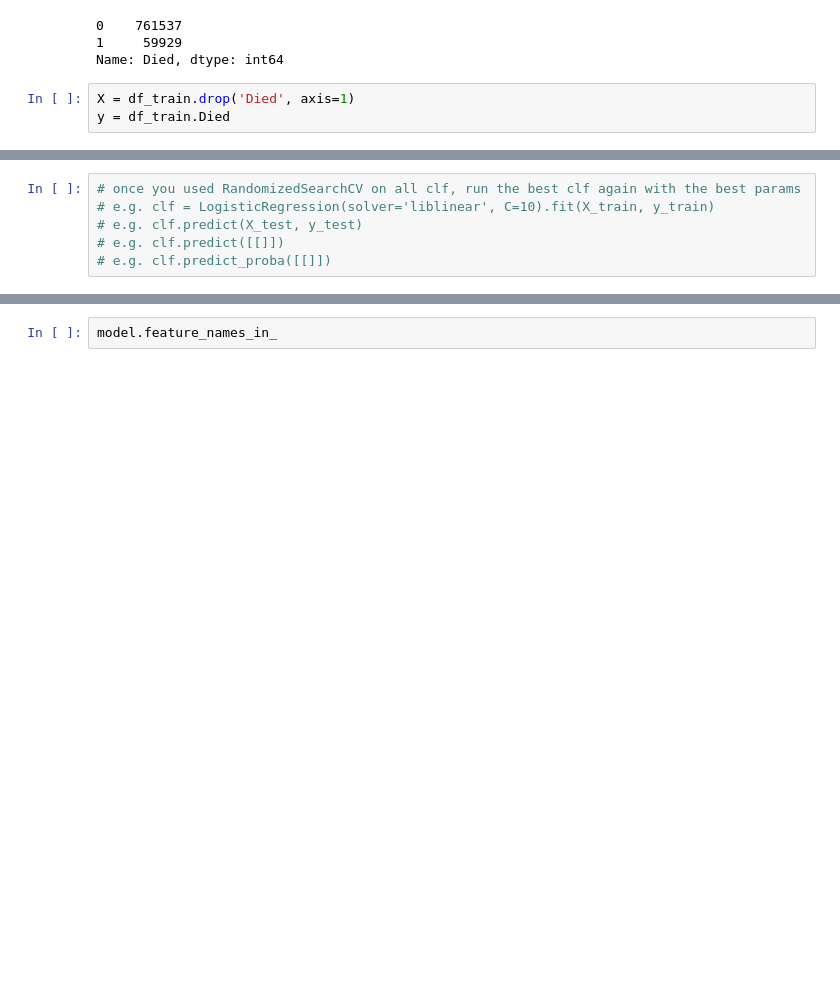
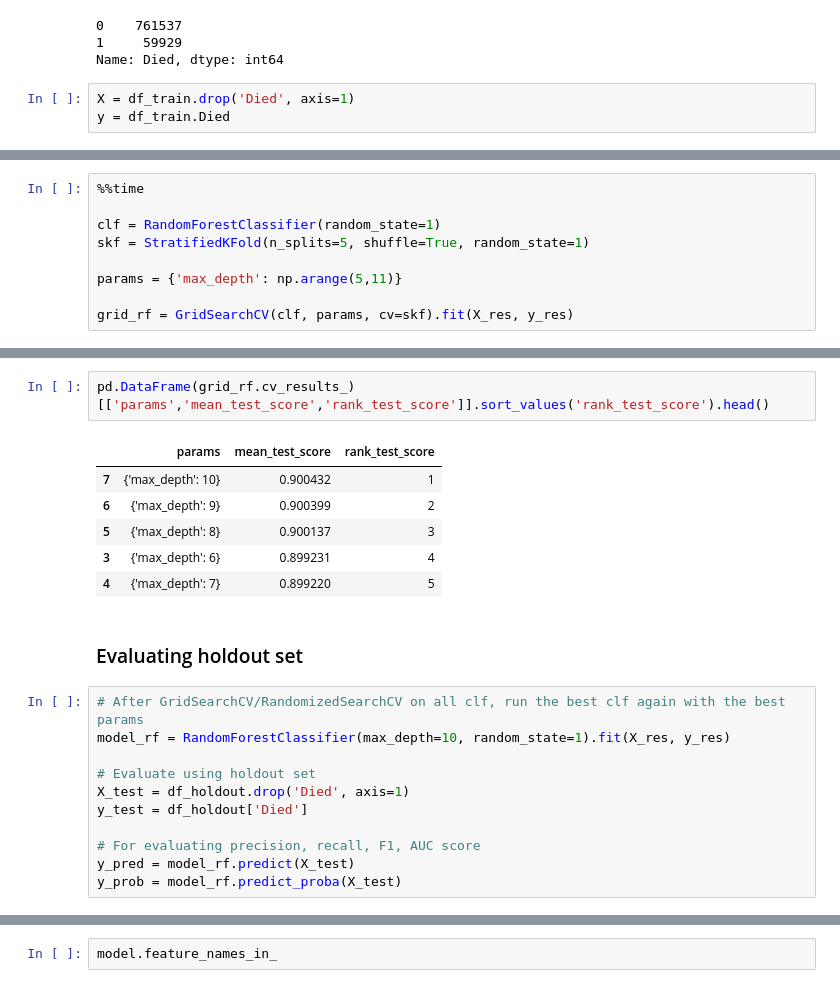
Before and after one commit to svapichon/covid19-survival, a Jupyter notebook: Covid-19.ipynb, the cells around one changed output, grey strips where cells are left out. Saved outputs shown, nothing was run; the diff lists cells and outputs as text; blank space fills up the shorter version.

```diff
--- a/Covid-19.ipynb
+++ b/Covid-19.ipynb
@@ -480,0 +399,9 @@ pd.DataFrame(scores)
+# %%
+%%time
+
+clf = RandomForestClassifier(random_state=1)
+skf = StratifiedKFold(n_splits=5, shuffle=True, random_state=1)
+
+params = {'max_depth': np.arange(5,11)}
+
+grid_rf = GridSearchCV(clf, params, cv=skf).fit(X_res, y_res)
@@ -481,6 +414,22 @@ pd.DataFrame(scores)
+# %%
+pd.DataFrame(grid_rf.cv_results_)[['params','mean_test_score','rank_test_score']].sort_values('rank_test_score').head()
+# %% [output]
+|  | params | mean_test_score | rank_test_score |
+| 7 | {'max_depth': 10} | 0.900432 | 1 |
+| 6 | {'max_depth': 9} | 0.900399 | 2 |
+| 5 | {'max_depth': 8} | 0.900137 | 3 |
+| 3 | {'max_depth': 6} | 0.899231 | 4 |
+| 4 | {'max_depth': 7} | 0.899220 | 5 |
+# %% [markdown]
+### Evaluating holdout set
 # %%
-# once you used RandomizedSearchCV on all clf, run the best clf again with the best params
-# e.g. clf = LogisticRegression(solver='liblinear', C=10).fit(X_train, y_train)
-# e.g. clf.predict(X_test, y_test)
-# e.g. clf.predict([[]])
-# e.g. clf.predict_proba([[]])
+# After GridSearchCV/RandomizedSearchCV on all clf, run the best clf again with the best params
+model_rf = RandomForestClassifier(max_depth=10, random_state=1).fit(X_res, y_res)
+
+# Evaluate using holdout set
+X_test = df_holdout.drop('Died', axis=1)
+y_test = df_holdout['Died']
+
+# For evaluating precision, recall, F1, AUC score
+y_pred = model_rf.predict(X_test)
+y_prob = model_rf.predict_proba(X_test)
```
Also changed, not shown: parts of 27 cells of this notebook, 3 other files.
